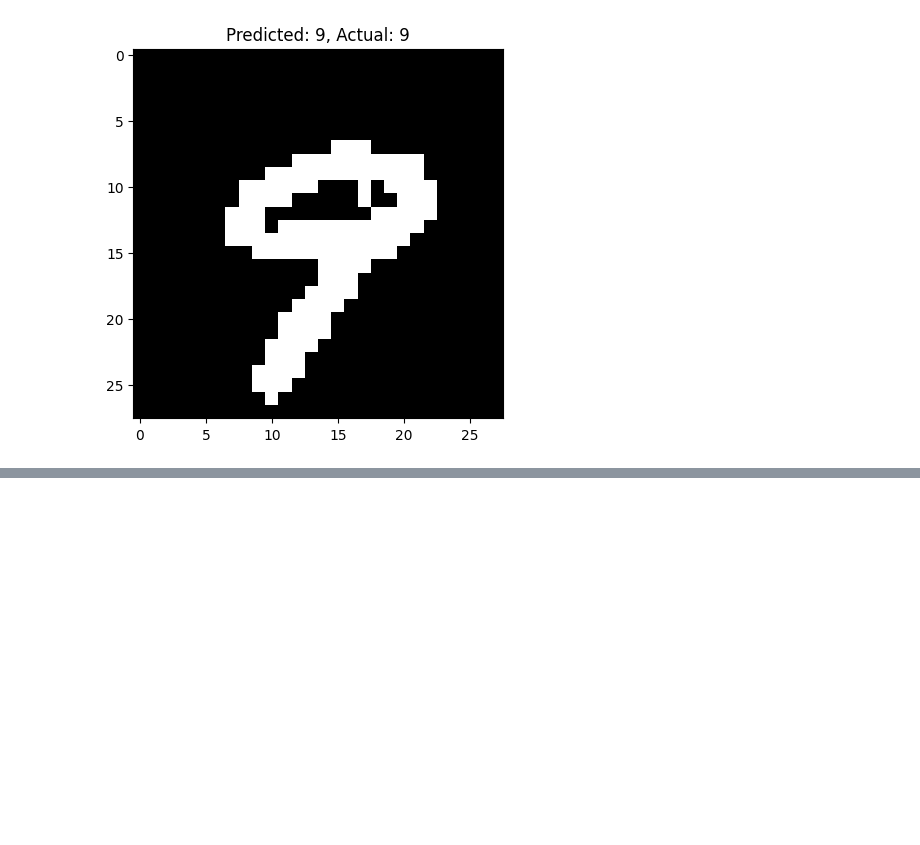
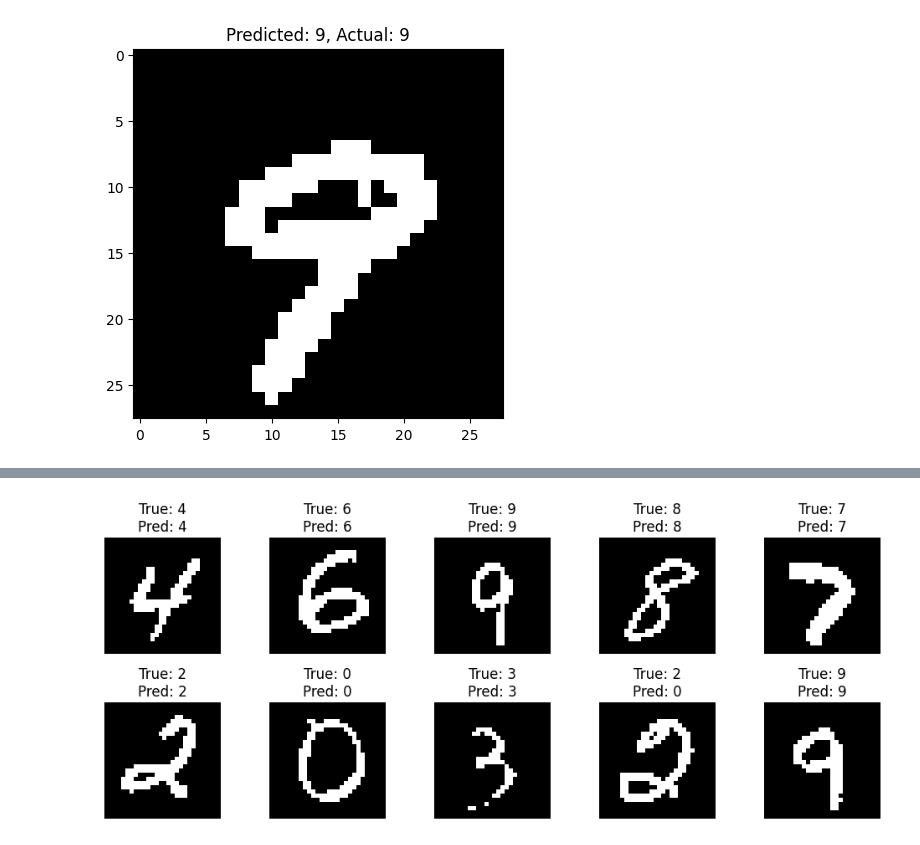
Before and after one commit to kaicheng001/2024-Spring-PR-Experiments, a Jupyter notebook: Naive Bayes/naive_bayes_mindspore.ipynb, the cells around one changed output, grey strips where cells are left out. Drawn from its saved outputs; the diff is of its cells as text; code cells hidden in the pictures; blank space fills up the shorter version.

Commit message:
correct mindspore naive bayes(acc:0.8427, wrong)

```diff
--- a/Naive Bayes/naive_bayes_mindspore.ipynb
+++ b/Naive Bayes/naive_bayes_mindspore.ipynb
@@ -375 +375,99 @@ for i in range(10):
 RuntimeError:
+# %%
+import numpy as np
+import struct
+import gzip
+import matplotlib.pyplot as plt
+import mindspore
+from mindspore import Tensor
+from mindspore.dataset import vision
+
+def read_images(file_path):
+    with gzip.open(file_path, 'rb') as f:
+        magic, num_images = struct.unpack(">II", f.read(8))
+        num_rows, num_cols = struct.unpack(">II", f.read(8))
+        print(f"Magic number: {magic}, Number of images: {num_images}, Rows: {num_rows}, Columns: {num_cols}")
+        images = np.frombuffer(f.read(), dtype=np.uint8).reshape(num_images, num_rows, num_cols)
+        return images
+
+def read_labels(file_path):
+    with gzip.open(file_path, 'rb') as f:
+        magic, num_labels = struct.unpack(">II", f.read(8))
+        print(f"Magic number: {magic}, Number of labels: {num_labels}")
+        labels = np.frombuffer(f.read(), dtype=np.uint8)
+        return labels
+
+train_images_path = 'data/train-images-idx3-ubyte.gz'
+train_labels_path = 'data/train-labels-idx1-ubyte.gz'
+test_images_path = 'data/t10k-images-idx3-ubyte.gz'
+test_labels_path = 'data/t10k-labels-idx1-ubyte.gz'
+
+X_train = read_images(train_images_path)
+y_train = read_labels(train_labels_path)
+X_test = read_images(test_images_path)
+y_test = read_labels(test_labels_path)
+
+print(f"Training data shape: {X_train.shape}")
+print(f"Training labels shape: {y_train.shape}")
+print(f"Test data shape: {X_test.shape}")
+print(f"Test labels shape: {y_test.shape}")
+
+X_train = X_train / 255.0
+X_test = X_test / 255.0
+
+X_train = (X_train > 0.5).astype(int)
+X_test = (X_test > 0.5).astype(int)
+
+X_train = X_train.reshape(X_train.shape[0], -1)
+X_test = X_test.reshape(X_test.shape[0], -1)
+
+class NaiveBayes:
+    def __init__(self):
+        self.classes = None
+        self.class_priors = {}
+        self.feature_probs = {}
+
+    def fit(self, X, y):
+        self.classes = np.unique(y)
+        n_samples, n_features = X.shape
+
+        for cls in self.classes:
+            X_cls = X[y == cls]
+            self.class_priors[cls] = X_cls.shape[0] / n_samples
+            self.feature_probs[cls] = (X_cls.sum(axis=0) + 1) / (X_cls.shape[0] + 2)
+
+    def predict(self, X):
+        posteriors = []
+        for x in X:
+            posterior_probs = {}
+            for cls in self.classes:
+                prior = np.log(self.class_priors[cls])
+                conditional = np.sum(np.log(self.feature_probs[cls]) * x + np.log(1 - self.feature_probs[cls]) * (1 - x))
+                posterior_probs[cls] = prior + conditional
+            posteriors.append(max(posterior_probs, key=posterior_probs.get))
+        return np.array(posteriors)
+
+nb = NaiveBayes()
+
+nb.fit(X_train, y_train)
+
+y_pred = nb.predict(X_test)
+accuracy = np.mean(y_pred == y_test)
+print(f"Accuracy: {accuracy:.4f}")
+
+import random
+
+indices = random.sample(range(X_test.shape[0]), 10)
+images = X_test[indices].reshape(-1, 28, 28)
+true_labels = y_test[indices]
+pred_labels = y_pred[indices]
+
+plt.figure(figsize=(10, 10))
+for i in range(10):
+    plt.subplot(5, 5, i + 1)
+    plt.imshow(images[i], cmap='gray')
+    plt.title(f"True: {true_labels[i]}\nPred: {pred_labels[i]}")
+    plt.axis('off')
+plt.tight_layout()
+plt.show()
+# %% [output]
@@ -375,0 +483 @@ RuntimeError:
+[figure, added]
```
Also changed, not shown: parts of 2 cells of this notebook.
